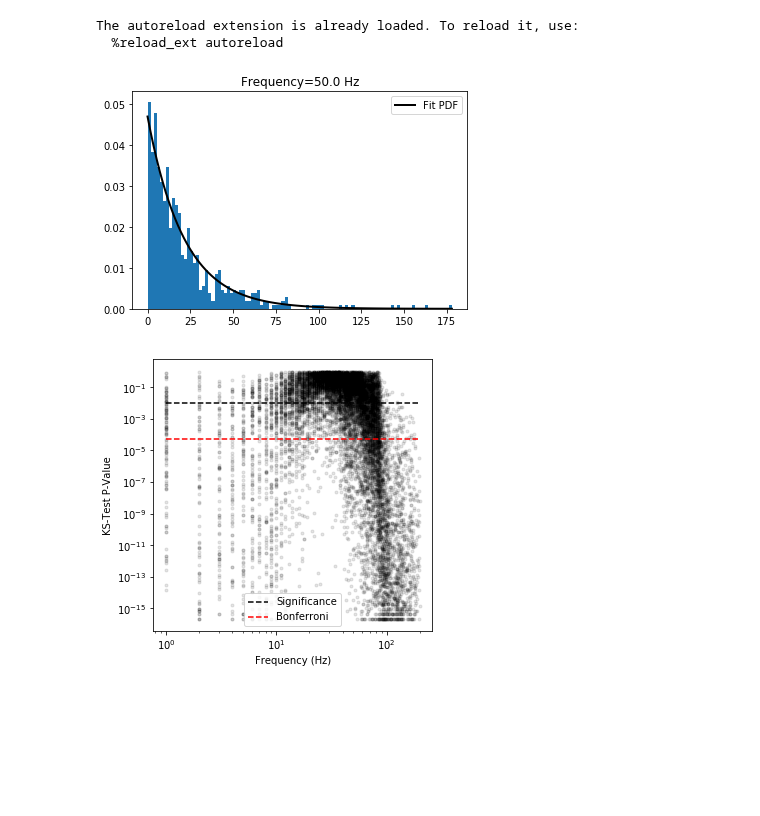
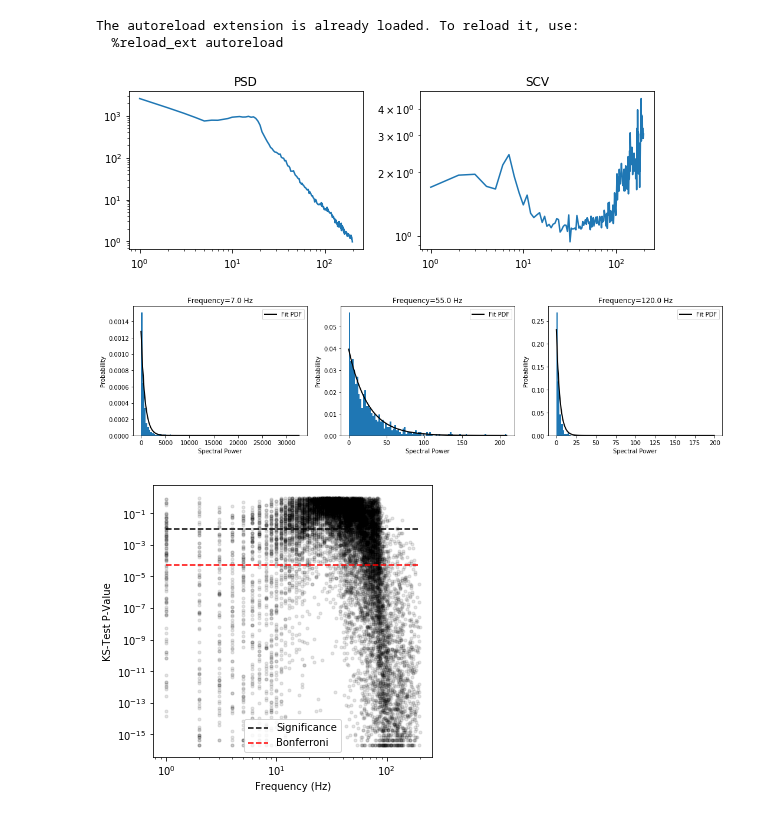
Before and after one commit to voytekresearch/SpectralCA, a Jupyter notebook: individual_notes/analysis_pipeline.ipynb, the cells around one changed output. Saved outputs shown, nothing was run; the diff lists cells and outputs as text; code cells hidden in the pictures; blank space fills up the shorter version.

```diff
--- a/individual_notes/analysis_pipeline.ipynb
+++ b/individual_notes/analysis_pipeline.ipynb
@@ -59,18 +59,36 @@ analysis_param = {'nperseg': 1000,
                  'max_freq':200}
 
 # initialize object with data and parameters
-nt_lfpca = lfpca.LFPCA(data,fs,analysis_param)
+nt_lfpca = lfpca.LFPCA(analysis_param)
+nt_lfpca.populate_ts_data(data, fs)
 
 # compute all spectral attributes
 nt_lfpca.compute_all_spectral()
-
-# plot power histrogram of a single channel and frequency
-nt_lfpca.plot_expfit(chan=0, freq_ind=50)
-# %% [output]
-[figure, removed]
 # %%
 # compute KS-test fit against null exponential hypothesis
 nt_lfpca.compute_KS_expfit() # this takes a few minutes
+# %%
+# plot power histrogram of a single channel and frequency
+plot_chan = 8
+plt.figure(figsize=(8,3))
+plt.subplot(1,2,1)
+plt.loglog(nt_lfpca.f_axis, nt_lfpca.psd[plot_chan,:])
+plt.title('PSD')
+plt.subplot(1,2,2)
+plt.loglog(nt_lfpca.f_axis, nt_lfpca.scv[plot_chan,:])
+plt.title('SCV')
+plt.tight_layout()
+
+plot_freqs = [7,55,120]
+plt.figure(figsize=(15,4))
+for i,f in enumerate(plot_freqs):
+    plt.subplot(1,3,i+1)
+    nt_lfpca.plot_expfit(chan=plot_chan, freq_ind=f)
+
+plt.tight_layout()
+# %% [output]
+[figure, added]
+[figure, added]
 # %%
 # plot
 sig_alpha = 0.01
```
Also changed, not shown: parts of 2 cells of this notebook, 2 other files.
